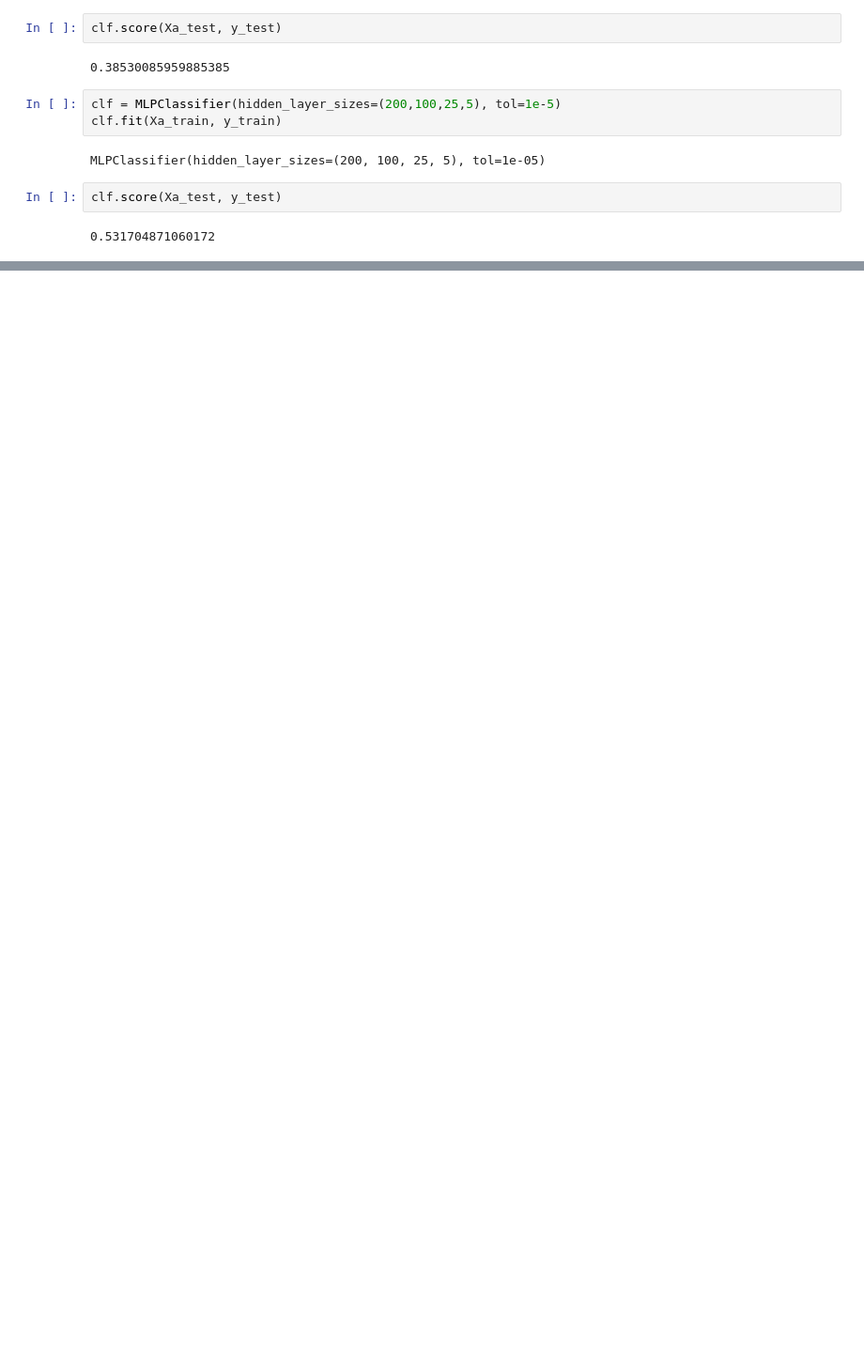
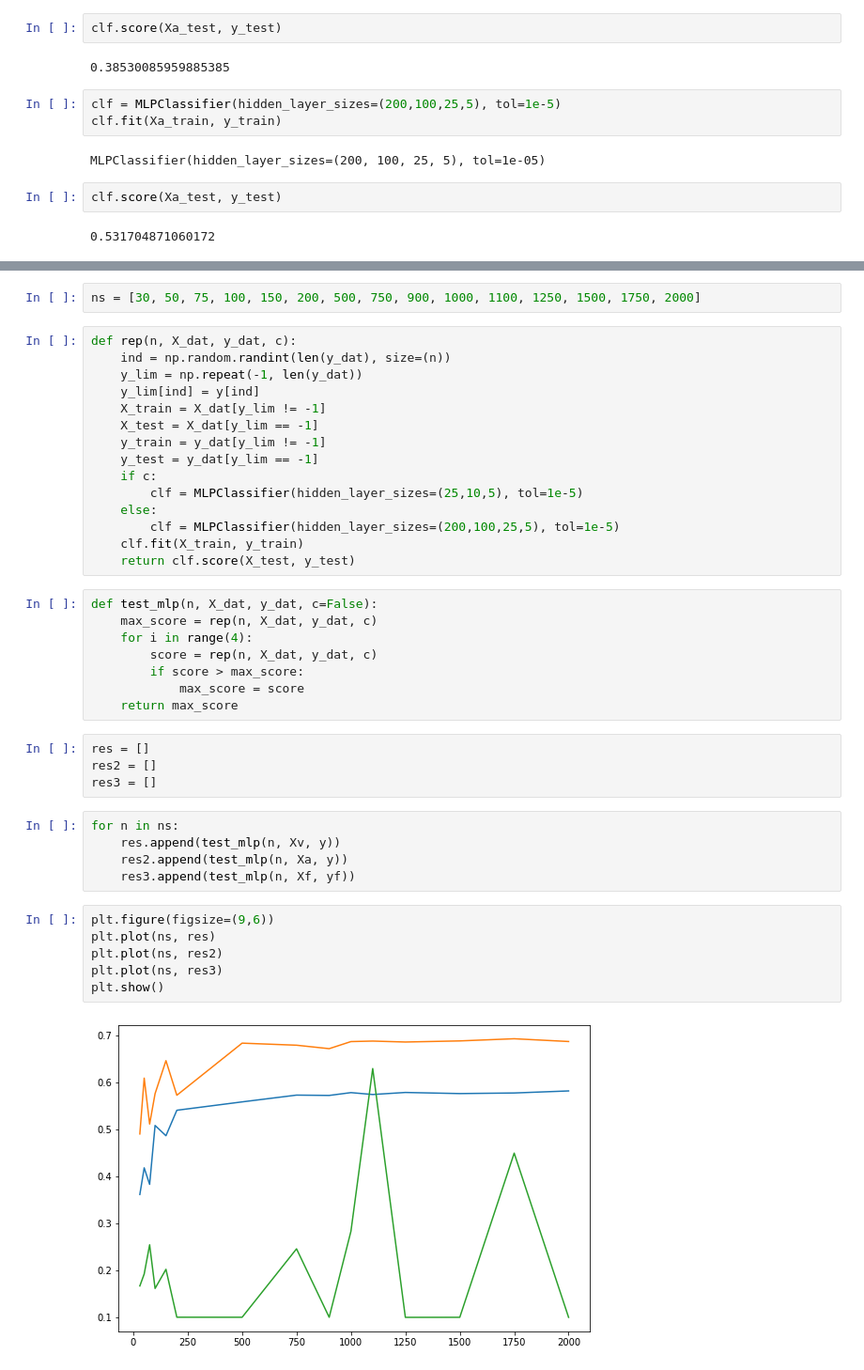
Before and after one commit to SamShowalter/CS273_Final_Project_VAE, a Jupyter notebook: notebooks/cleaner_analysis.ipynb, the cells around one changed output, grey strips where cells are left out. Shown: that part at 94% size. Saved outputs shown, nothing was run; the diff lists cells and outputs as text; blank space fills up the shorter version.

Commit message:
better plots :)

```diff
--- a/notebooks/cleaner_analysis.ipynb
+++ b/notebooks/cleaner_analysis.ipynb
@@ -151,0 +169,42 @@ clf.score(Xa_test, y_test)
+# %%
+ns = [30, 50, 75, 100, 150, 200, 500, 750, 900, 1000, 1100, 1250, 1500, 1750, 2000]
+# %%
+def rep(n, X_dat, y_dat, c):
+    ind = np.random.randint(len(y_dat), size=(n))
+    y_lim = np.repeat(-1, len(y_dat))
+    y_lim[ind] = y[ind]
+    X_train = X_dat[y_lim != -1]
+    X_test = X_dat[y_lim == -1]
+    y_train = y_dat[y_lim != -1]
+    y_test = y_dat[y_lim == -1]
+    if c:
+        clf = MLPClassifier(hidden_layer_sizes=(25,10,5), tol=1e-5)
+    else:
+        clf = MLPClassifier(hidden_layer_sizes=(200,100,25,5), tol=1e-5)
+    clf.fit(X_train, y_train)
+    return clf.score(X_test, y_test)
+# %%
+def test_mlp(n, X_dat, y_dat, c=False):
+    max_score = rep(n, X_dat, y_dat, c)
+    for i in range(4):
+        score = rep(n, X_dat, y_dat, c)
+        if score > max_score:
+            max_score = score
+    return max_score
+# %%
+res = []
+res2 = []
+res3 = []
+# %%
+for n in ns:
+    res.append(test_mlp(n, Xv, y))
+    res2.append(test_mlp(n, Xa, y))
+    res3.append(test_mlp(n, Xf, yf))
+# %%
+plt.figure(figsize=(9,6))
+plt.plot(ns, res)
+plt.plot(ns, res2)
+plt.plot(ns, res3)
+plt.show()
+# %% [output]
+[figure, added]
```
Also changed, not shown: parts of 10 cells of this notebook.
